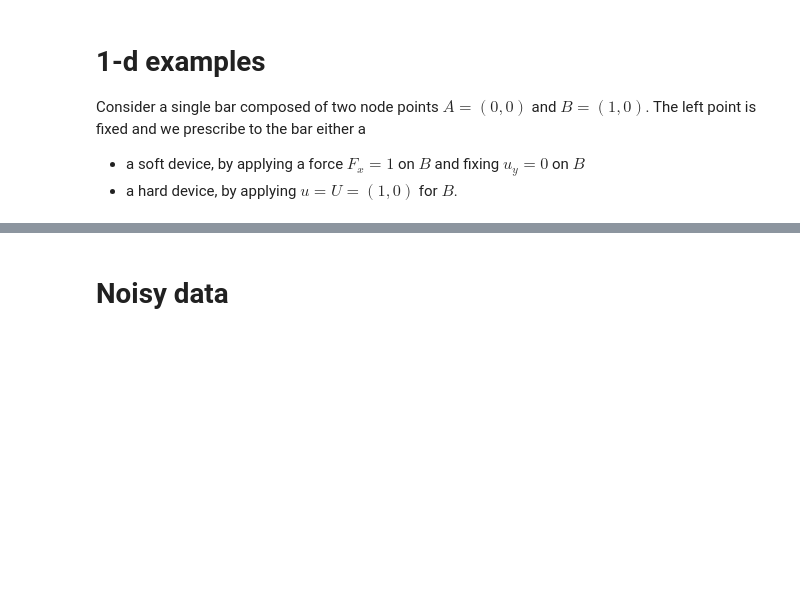
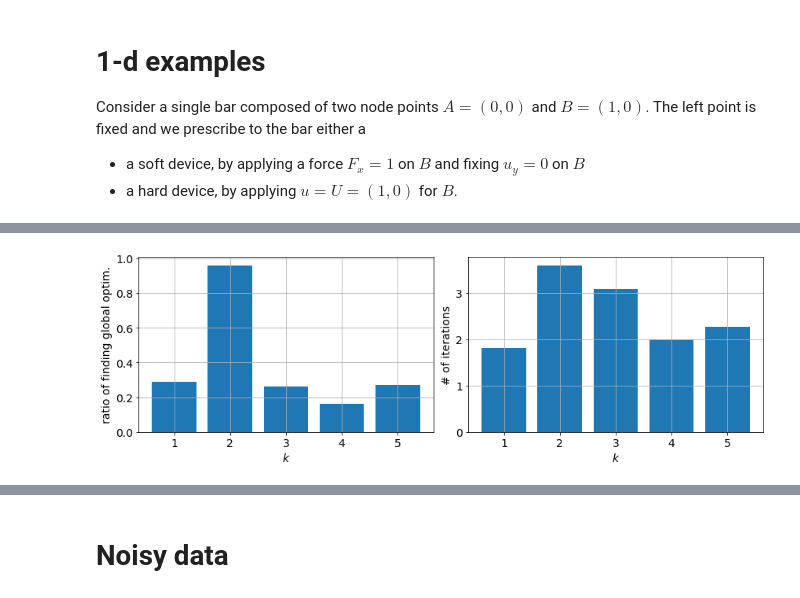
Before and after one commit to deeepeshthakur/ddtruss, a Jupyter notebook: examples/truss.ipynb, the cells around one changed output, grey strips where cells are left out. Cells and saved outputs as stored; diff of their text form; code cells hidden in the pictures; blank space fills up the shorter version.

```diff
--- a/examples/truss.ipynb
+++ b/examples/truss.ipynb
@@ -117 +109,29 @@ plt.tight_layout()
+# %%
+n_neighbors = [1, 2, 3, 4, 5]
+n_global_optimal_found = np.zeros(len(n_neighbors))
+n_iterations = np.zeros(len(n_neighbors))
+n_runs = 100
+for i in range(len(n_neighbors)):
+    for _ in range(n_runs):
+        *_, iter_history = ddsolver.solve(U_dict=U_dict, F_dict=F_dict, n_neighbors=n_neighbors[i])
+        n_iterations[i] += len(iter_history["f_obj"])
+        if iter_history["idx"][-1, 0] == 7:
+            n_global_optimal_found[i] += 1
+n_iterations /= 100
+
+plt.figure(figsize=(12, 4))
+plt.subplot(1, 2, 1)
+plt.bar(n_neighbors, n_global_optimal_found / n_runs)
+plt.xlabel("$k$")
+plt.ylabel("ratio of finding global optim.")
+plt.grid()
+
+plt.subplot(1, 2, 2)
+plt.bar(n_neighbors, n_iterations)
+plt.xlabel("$k$")
+plt.ylabel("# of iterations")
+plt.grid()
+plt.tight_layout()
+# %% [output]
+[figure, added]
 # %% [markdown]
```
Also changed, not shown: parts of 8 cells of this notebook, 1 other file.
